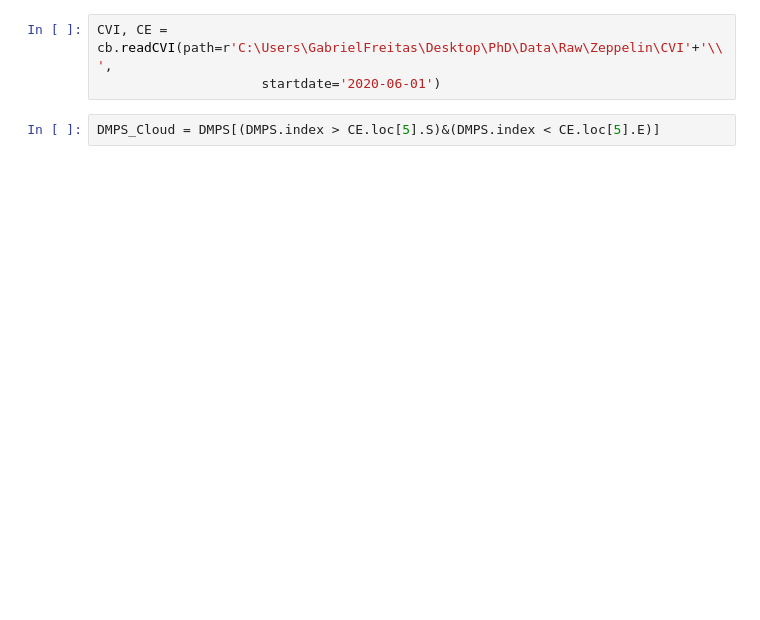
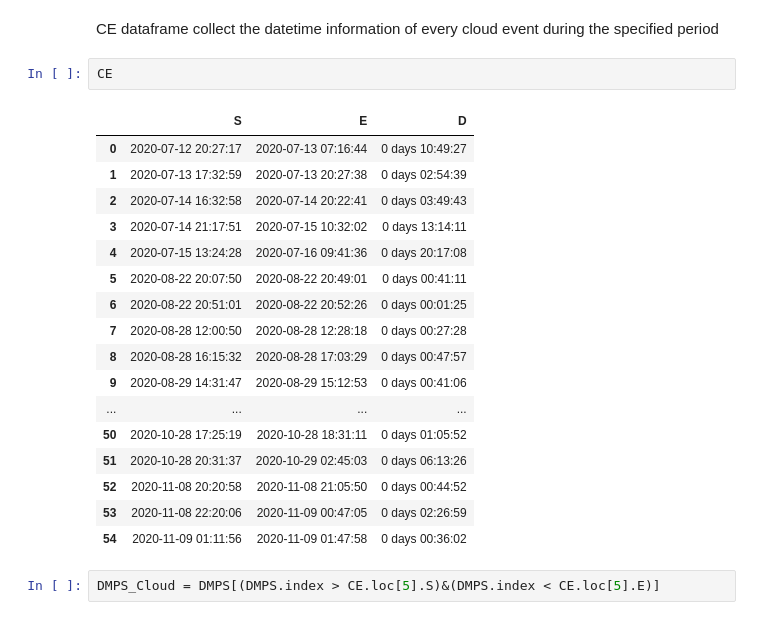
Before and after one commit to Gabrielpfreitas/BerryGarden, a Jupyter notebook: Templates/Template_Fernando.ipynb, the cells around one changed output. Saved outputs shown, nothing was run; the diff lists cells and outputs as text; blank space fills up the shorter version.

```diff
--- a/Templates/Template_Fernando.ipynb
+++ b/Templates/Template_Fernando.ipynb
@@ -17,5 +21,24 @@ plt.plot(CVI.cloud,color='red')
-# %%
-CVI, CE = cb.readCVI(path=r'C:\Users\GabrielFreitas\Desktop\PhD\Data\Raw\Zeppelin\CVI'+'\\',
-                     startdate='2020-06-01')
-# %%
-DMPS_Cloud = DMPS[(DMPS.index > CE.loc[5].S)&(DMPS.index < CE.loc[5].E)]
+# %% [markdown]
+CE dataframe collect the datetime information of every cloud event during the specified period
+# %%
+CE
+# %% [output]
+|  | S | E | D |
+| 0 | 2020-07-12 20:27:17 | 2020-07-13 07:16:44 | 0 days 10:49:27 |
+| 1 | 2020-07-13 17:32:59 | 2020-07-13 20:27:38 | 0 days 02:54:39 |
+| 2 | 2020-07-14 16:32:58 | 2020-07-14 20:22:41 | 0 days 03:49:43 |
+| 3 | 2020-07-14 21:17:51 | 2020-07-15 10:32:02 | 0 days 13:14:11 |
+| 4 | 2020-07-15 13:24:28 | 2020-07-16 09:41:36 | 0 days 20:17:08 |
+| 5 | 2020-08-22 20:07:50 | 2020-08-22 20:49:01 | 0 days 00:41:11 |
+| 6 | 2020-08-22 20:51:01 | 2020-08-22 20:52:26 | 0 days 00:01:25 |
+| 7 | 2020-08-28 12:00:50 | 2020-08-28 12:28:18 | 0 days 00:27:28 |
+| 8 | 2020-08-28 16:15:32 | 2020-08-28 17:03:29 | 0 days 00:47:57 |
+| 9 | 2020-08-29 14:31:47 | 2020-08-29 15:12:53 | 0 days 00:41:06 |
+| ... | ... | ... | ... |
+| 50 | 2020-10-28 17:25:19 | 2020-10-28 18:31:11 | 0 days 01:05:52 |
+| 51 | 2020-10-28 20:31:37 | 2020-10-29 02:45:03 | 0 days 06:13:26 |
+| 52 | 2020-11-08 20:20:58 | 2020-11-08 21:05:50 | 0 days 00:44:52 |
+| 53 | 2020-11-08 22:20:06 | 2020-11-09 00:47:05 | 0 days 02:26:59 |
+| 54 | 2020-11-09 01:11:56 | 2020-11-09 01:47:58 | 0 days 00:36:02 |
+# %%
+DMPS_Cloud = DMPS[(DMPS.index > CE.loc[5].S)&(DMPS.index < CE.loc[5].E)]
```
Also changed, not shown: parts of 5 cells of this notebook.
